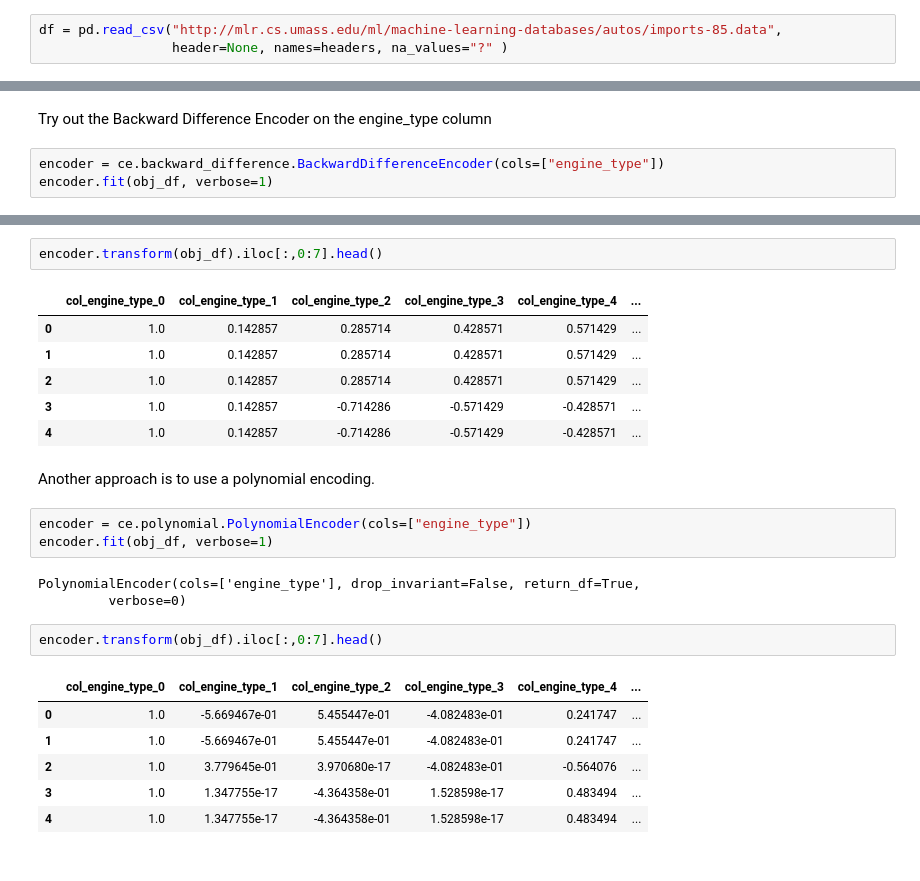
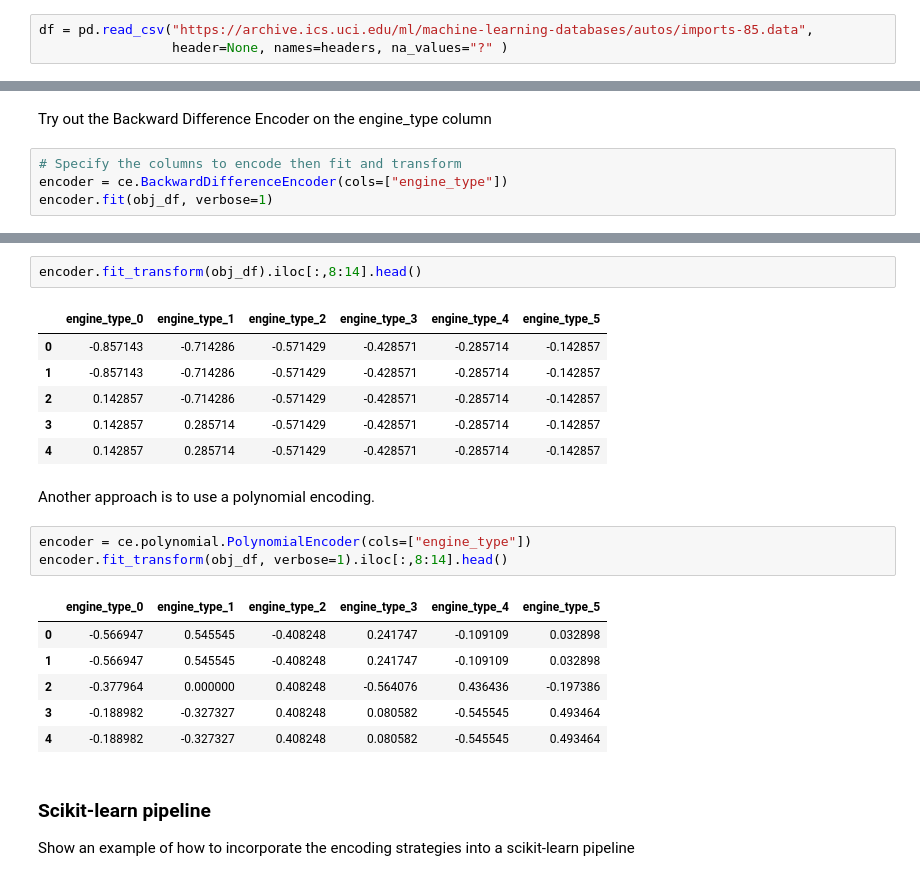
Before and after one commit to chris1610/pbpython, a Jupyter notebook: notebooks/Category-Encoding-Article.ipynb, the cells around one changed output, grey strips where cells are left out. Saved outputs shown, nothing was run; the diff lists cells and outputs as text.

Commit message:
Updating article to fix code errors and add a pipeline example

```diff
--- a/notebooks/Category-Encoding-Article.ipynb
+++ b/notebooks/Category-Encoding-Article.ipynb
@@ -20,7 +24,7 @@ headers = ["symboling", "normalized_losses", "make", "fuel_type", "aspiration",
 # %% [markdown]
 Read in the data from the url, add headers and convert ? to nan values
 # %%
-df = pd.read_csv("http://mlr.cs.umass.edu/ml/machine-learning-databases/autos/imports-85.data",
+df = pd.read_csv("https://archive.ics.uci.edu/ml/machine-learning-databases/autos/imports-85.data",
                  header=None, names=headers, na_values="?" )
 # %%
 df.head()
@@ -319,6 +323,7 @@ obj_df.head()
 # %% [markdown]
 Try out the Backward Difference Encoder on the engine_type column
 # %%
-encoder = ce.backward_difference.BackwardDifferenceEncoder(cols=["engine_type"])
+# Specify the columns to encode then fit and transform
+encoder = ce.BackwardDifferenceEncoder(cols=["engine_type"])
 encoder.fit(obj_df, verbose=1)
 # %% [output]
@@ -327,26 +347,24 @@ BackwardDifferenceEncoder(cols=['engine_type'], drop_invariant=False,
 # %%
-encoder.transform(obj_df).iloc[:,0:7].head()
+encoder.fit_transform(obj_df).iloc[:,8:14].head()
 # %% [output]
-|  | col_engine_type_0 | col_engine_type_1 | col_engine_type_2 | col_engine_type_3 | col_engine_type_4 | ... |
-| 0 | 1.0 | 0.142857 | 0.285714 | 0.428571 | 0.571429 | ... |
-| 1 | 1.0 | 0.142857 | 0.285714 | 0.428571 | 0.571429 | ... |
-| 2 | 1.0 | 0.142857 | 0.285714 | 0.428571 | 0.571429 | ... |
-| 3 | 1.0 | 0.142857 | -0.714286 | -0.571429 | -0.428571 | ... |
-| 4 | 1.0 | 0.142857 | -0.714286 | -0.571429 | -0.428571 | ... |
+|  | engine_type_0 | engine_type_1 | engine_type_2 | engine_type_3 | engine_type_4 | engine_type_5 |
+| 0 | -0.857143 | -0.714286 | -0.571429 | -0.428571 | -0.285714 | -0.142857 |
+| 1 | -0.857143 | -0.714286 | -0.571429 | -0.428571 | -0.285714 | -0.142857 |
+| 2 | 0.142857 | -0.714286 | -0.571429 | -0.428571 | -0.285714 | -0.142857 |
+| 3 | 0.142857 | 0.285714 | -0.571429 | -0.428571 | -0.285714 | -0.142857 |
+| 4 | 0.142857 | 0.285714 | -0.571429 | -0.428571 | -0.285714 | -0.142857 |
 # %% [markdown]
 Another approach is to use a polynomial encoding.
 # %%
 encoder = ce.polynomial.PolynomialEncoder(cols=["engine_type"])
-encoder.fit(obj_df, verbose=1)
+encoder.fit_transform(obj_df, verbose=1).iloc[:,8:14].head()
 # %% [output]
-PolynomialEncoder(cols=['engine_type'], drop_invariant=False, return_df=True,
-         verbose=0)
+|  | engine_type_0 | engine_type_1 | engine_type_2 | engine_type_3 | engine_type_4 | engine_type_5 |
+| 0 | -0.566947 | 0.545545 | -0.408248 | 0.241747 | -0.109109 | 0.032898 |
+| 1 | -0.566947 | 0.545545 | -0.408248 | 0.241747 | -0.109109 | 0.032898 |
+| 2 | -0.377964 | 0.000000 | 0.408248 | -0.564076 | 0.436436 | -0.197386 |
+| 3 | -0.188982 | -0.327327 | 0.408248 | 0.080582 | -0.545545 | 0.493464 |
+| 4 | -0.188982 | -0.327327 | 0.408248 | 0.080582 | -0.545545 | 0.493464 |
-# %%
-encoder.transform(obj_df).iloc[:,0:7].head()
-# %% [output]
-|  | col_engine_type_0 | col_engine_type_1 | col_engine_type_2 | col_engine_type_3 | col_engine_type_4 | ... |
-| 0 | 1.0 | -5.669467e-01 | 5.455447e-01 | -4.082483e-01 | 0.241747 | ... |
-| 1 | 1.0 | -5.669467e-01 | 5.455447e-01 | -4.082483e-01 | 0.241747 | ... |
-| 2 | 1.0 | 3.779645e-01 | 3.970680e-17 | -4.082483e-01 | -0.564076 | ... |
-| 3 | 1.0 | 1.347755e-17 | -4.364358e-01 | 1.528598e-17 | 0.483494 | ... |
-| 4 | 1.0 | 1.347755e-17 | -4.364358e-01 | 1.528598e-17 | 0.483494 | ... |
+# %% [markdown]
+### Scikit-learn pipeline
+Show an example of how to incorporate the encoding strategies into a scikit-learn pipeline
```
Also changed, not shown: parts of 21 cells of this notebook.
